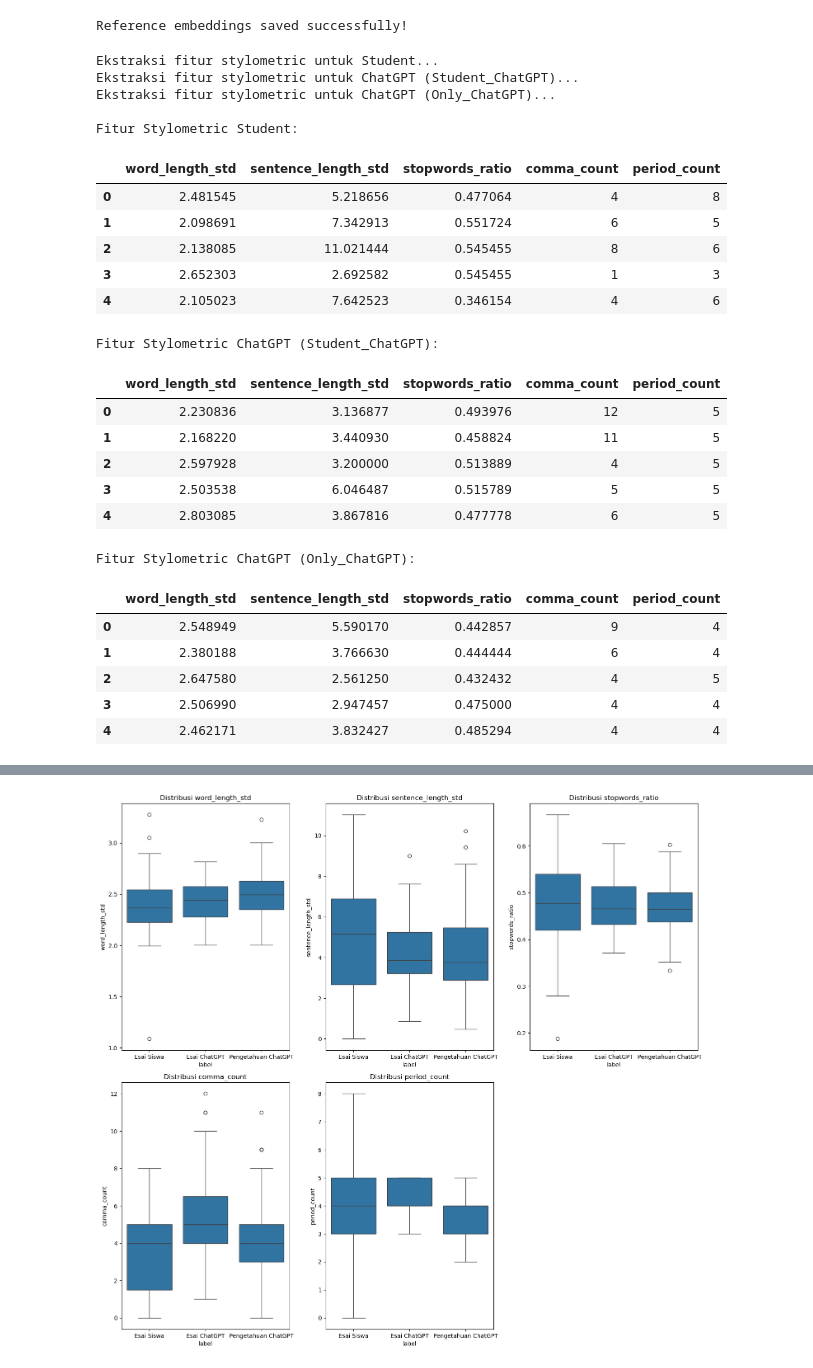
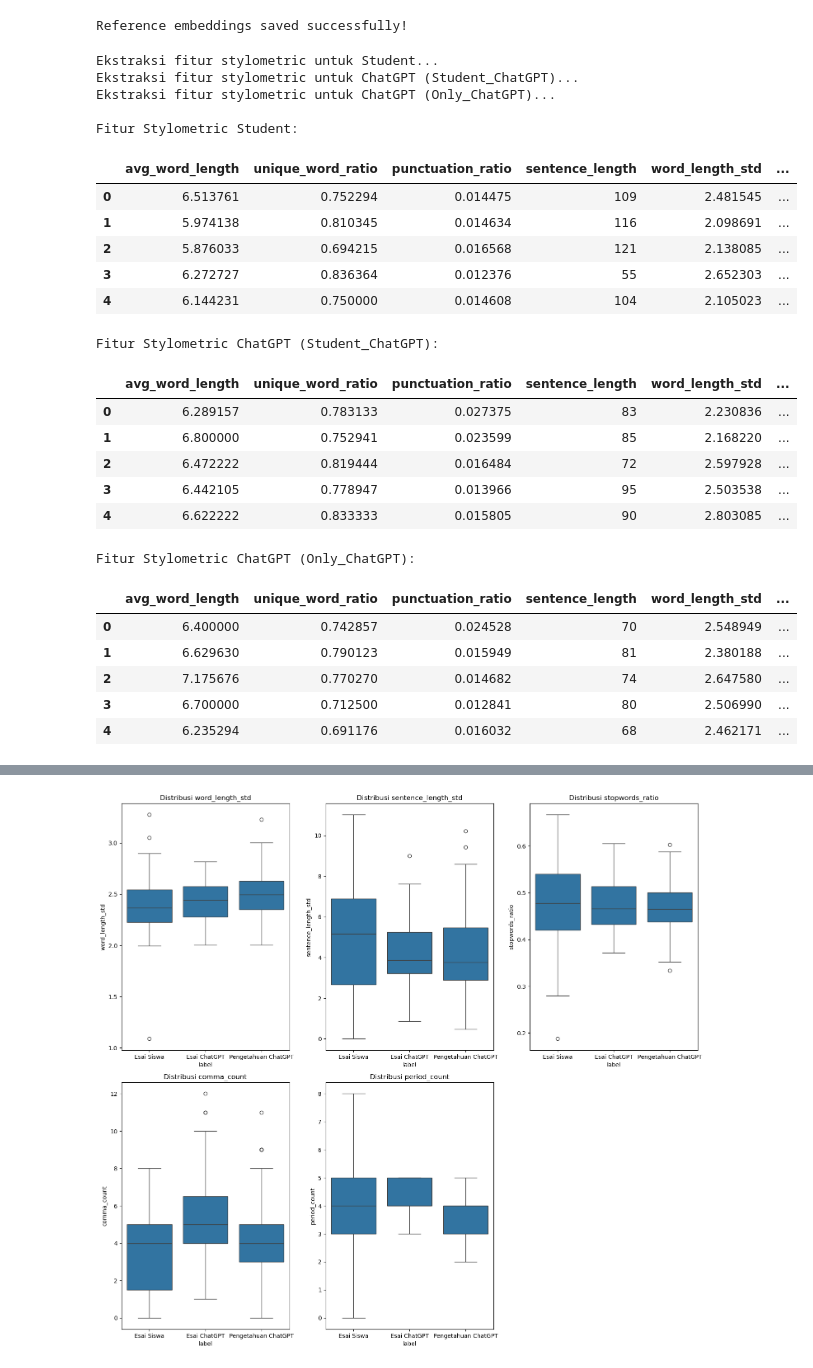
Before and after one commit to mharits-s/Essay-Detector, a Jupyter notebook: code_v1.3.ipynb, the cells around one changed output, grey strips where cells are left out. Cells and saved outputs as stored; diff of their text form; code cells hidden in the pictures.

```diff
--- a/code_v1.3.ipynb
+++ b/code_v1.3.ipynb
@@ -961,5 +1012,8 @@ Generating embeddings for ChatGPT-2 (Only_ChatGPT)...
 # %%
 all_pairs = []
+pd.set_option('display.max_colwidth', None)
+pd.set_option('display.width', 1000)
+pd.set_option('display.max_rows', None)
 
 # Hitung similarity semua kombinasi
 for i, student_text in enumerate(std_par):
@@ -1091,6 +1160,10 @@ Reference embeddings saved successfully!
 def extract_stylometric_features(text):
     """
     Ekstraksi fitur stylometric dari teks:
+    - Panjang kata rata-rata
+    - Rasio kata unik
+    - Rasio tanda baca
+    - Panjang kalimat
     - Variasi panjang kata
     - Variasi panjang kalimat
     - Rasio Stopwords
@@ -1108,10 +1181,14 @@ def extract_stylometric_features(text):
     sentences = re.split(r'[.!?]', text)  # Token kalimat
 
     # Basic features
+    n_chars = len(text)
     n_words = len(words)
+    avg_word_length = np.mean([len(word) for word in words]) if n_words > 0 else 0
+    unique_word_ratio = len(set(words)) / n_words if n_words > 0 else 0
 
     # Syntactic features
     punctuation_count = len(re.findall(r'[.,!?;:]', text))
+    punctuation_ratio = punctuation_count / n_chars if n_chars > 0 else 0
 
     # Variasi panjang kata
     word_length_std = np.std([len(word) for word in words]) if n_words > 0 else 0
@@ -1221,6 +1298,10 @@ def extract_stylometric_features(text):
     period_count = punctuation_distribution.get('.', 0)
 
     return {
+        'avg_word_length': avg_word_length,
+        'unique_word_ratio': unique_word_ratio,
+        'punctuation_ratio': punctuation_ratio,
+        'sentence_length': n_words,
         'word_length_std': word_length_std,
         'sentence_length_std': sentence_length_std,
         'stopwords_ratio': stopwords_ratio,
@@ -1231,53 +1312,53 @@ def extract_stylometric_features(text):
 # Ekstraksi fitur untuk semua dataset
 print("Ekstraksi fitur stylometric untuk Student...")
 student_features = [extract_stylometric_features(text) for text in std_par]
 
 print("Ekstraksi fitur stylometric untuk ChatGPT (Student_ChatGPT)...")
 chatgpt_features_1 = [extract_stylometric_features(text) for text in gpt_par_1]
 
 print("Ekstraksi fitur stylometric untuk ChatGPT (Only_ChatGPT)...")
 chatgpt_features_2 = [extract_stylometric_features(text) for text in gpt_par_2]
 
 # Konversi fitur ke DataFrame
 student_features_df = pd.DataFrame(student_features)
 chatgpt_features_1_df = pd.DataFrame(chatgpt_features_1)
 chatgpt_features_2_df = pd.DataFrame(chatgpt_features_2)
 
 # Tampilkan beberapa fitur hasil ekstraksi
 print("\nFitur Stylometric Student:")
 display(student_features_df.head())
 
 print("\nFitur Stylometric ChatGPT (Student_ChatGPT):")
 display(chatgpt_features_1_df.head())
 
 print("\nFitur Stylometric ChatGPT (Only_ChatGPT):")
 display(chatgpt_features_2_df.head())
 # %% [output]
 Ekstraksi fitur stylometric untuk Student...
 Ekstraksi fitur stylometric untuk ChatGPT (Student_ChatGPT)...
 Ekstraksi fitur stylometric untuk ChatGPT (Only_ChatGPT)...
 
 Fitur Stylometric Student:
-|  | word_length_std | sentence_length_std | stopwords_ratio | comma_count | period_count |
-| 0 | 2.481545 | 5.218656 | 0.477064 | 4 | 8 |
-| 1 | 2.098691 | 7.342913 | 0.551724 | 6 | 5 |
-| 2 | 2.138085 | 11.021444 | 0.545455 | 8 | 6 |
-| 3 | 2.652303 | 2.692582 | 0.545455 | 1 | 3 |
-| 4 | 2.105023 | 7.642523 | 0.346154 | 4 | 6 |
+|  | avg_word_length | unique_word_ratio | punctuation_ratio | sentence_length | word_length_std | ... |
+| 0 | 6.513761 | 0.752294 | 0.014475 | 109 | 2.481545 | ... |
+| 1 | 5.974138 | 0.810345 | 0.014634 | 116 | 2.098691 | ... |
+| 2 | 5.876033 | 0.694215 | 0.016568 | 121 | 2.138085 | ... |
+| 3 | 6.272727 | 0.836364 | 0.012376 | 55 | 2.652303 | ... |
+| 4 | 6.144231 | 0.750000 | 0.014608 | 104 | 2.105023 | ... |
 Fitur Stylometric ChatGPT (Student_ChatGPT):
-|  | word_length_std | sentence_length_std | stopwords_ratio | comma_count | period_count |
-| 0 | 2.230836 | 3.136877 | 0.493976 | 12 | 5 |
-| 1 | 2.168220 | 3.440930 | 0.458824 | 11 | 5 |
-| 2 | 2.597928 | 3.200000 | 0.513889 | 4 | 5 |
-| 3 | 2.503538 | 6.046487 | 0.515789 | 5 | 5 |
-| 4 | 2.803085 | 3.867816 | 0.477778 | 6 | 5 |
+|  | avg_word_length | unique_word_ratio | punctuation_ratio | sentence_length | word_length_std | ... |
+| 0 | 6.289157 | 0.783133 | 0.027375 | 83 | 2.230836 | ... |
+| 1 | 6.800000 | 0.752941 | 0.023599 | 85 | 2.168220 | ... |
+| 2 | 6.472222 | 0.819444 | 0.016484 | 72 | 2.597928 | ... |
+| 3 | 6.442105 | 0.778947 | 0.013966 | 95 | 2.503538 | ... |
+| 4 | 6.622222 | 0.833333 | 0.015805 | 90 | 2.803085 | ... |
 Fitur Stylometric ChatGPT (Only_ChatGPT):
-|  | word_length_std | sentence_length_std | stopwords_ratio | comma_count | period_count |
-| 0 | 2.548949 | 5.590170 | 0.442857 | 9 | 4 |
-| 1 | 2.380188 | 3.766630 | 0.444444 | 6 | 4 |
-| 2 | 2.647580 | 2.561250 | 0.432432 | 4 | 5 |
-| 3 | 2.506990 | 2.947457 | 0.475000 | 4 | 4 |
-| 4 | 2.462171 | 3.832427 | 0.485294 | 4 | 4 |
+|  | avg_word_length | unique_word_ratio | punctuation_ratio | sentence_length | word_length_std | ... |
+| 0 | 6.400000 | 0.742857 | 0.024528 | 70 | 2.548949 | ... |
+| 1 | 6.629630 | 0.790123 | 0.015949 | 81 | 2.380188 | ... |
+| 2 | 7.175676 | 0.770270 | 0.014682 | 74 | 2.647580 | ... |
+| 3 | 6.700000 | 0.712500 | 0.012841 | 80 | 2.506990 | ... |
+| 4 | 6.235294 | 0.691176 | 0.016032 | 68 | 2.462171 | ... |
 # %%
 # Gabungkan semua fitur untuk normalisasi
 all_features = pd.concat([student_features_df, chatgpt_features_1_df, chatgpt_features_2_df], axis=0)
```
Also changed, not shown: parts of 19 cells of this notebook.
